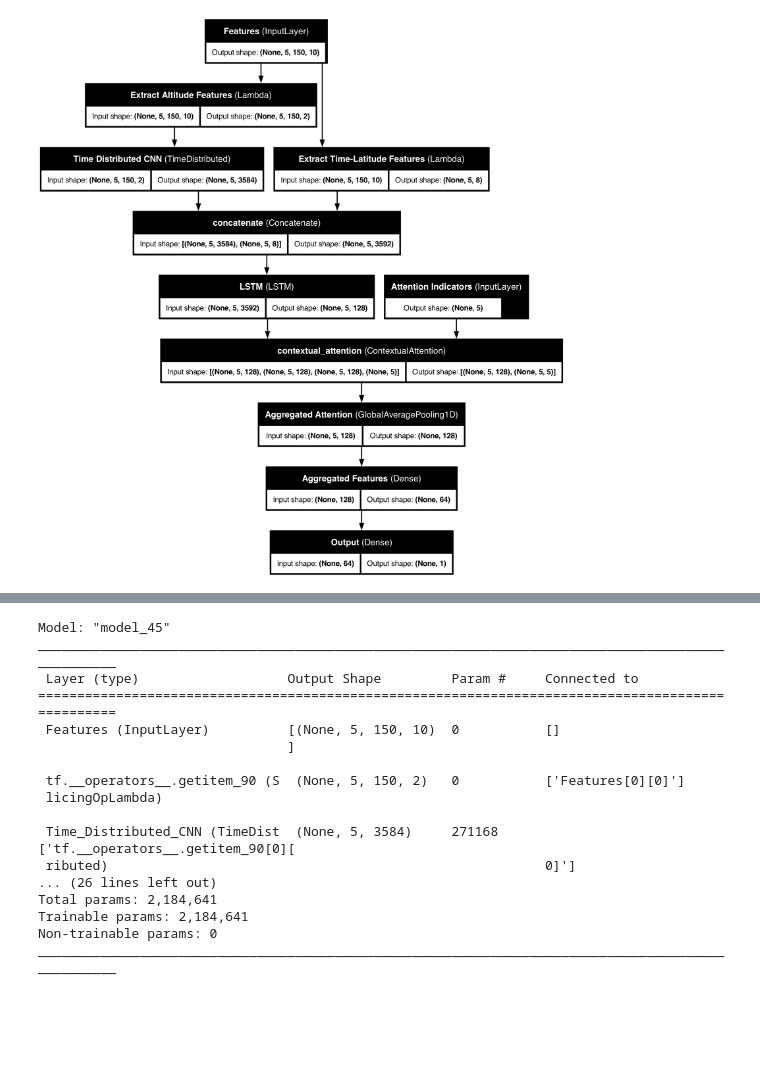
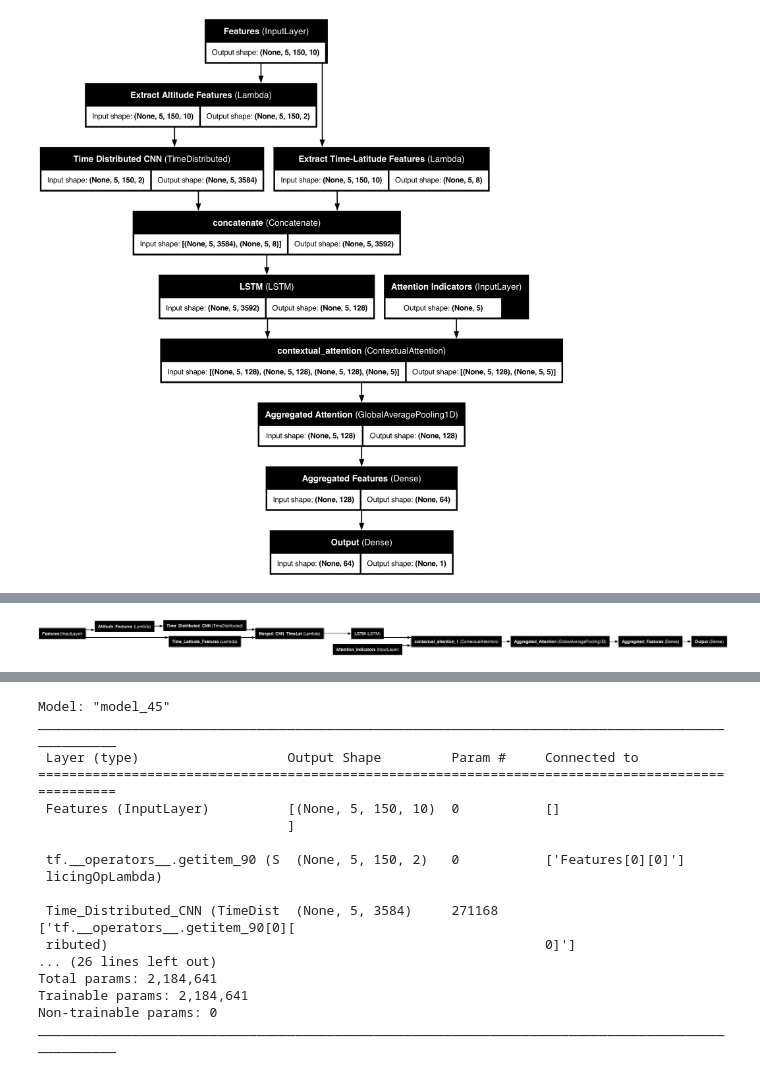
Before and after one commit to james-harvey-git/MPhys_Project, a Jupyter notebook: machine_learning.ipynb, the cells around one changed output, grey strips where cells are left out. Cells and saved outputs as stored; diff of their text form; code cells hidden in the pictures; blank space fills up the shorter version.

```diff
--- a/machine_learning.ipynb
+++ b/machine_learning.ipynb
@@ -424,0 +463,39 @@ plot_model(model, to_file='cnn_lstm_model.png', show_shapes=True, show_layer_nam
+# %%
+from tensorflow.keras.models import Model
+from tensorflow.keras.utils import plot_model
+from tensorflow.keras.layers import Lambda, LSTM
+
+def create_visualization_model(original_model):
+    # Extract model inputs
+    inputs = original_model.input  # Features input
+    indicators = original_model.get_layer("Attention_Indicators").output  # Attention Indicators
+
+    # Extract CNN output and time-latitude features
+    cnn_output = original_model.get_layer("Time_Distributed_CNN").output
+    time_latitude_features = original_model.get_layer("Time_Latitude_Features").output
+
+    # **Fake merge layer for visualization**
+    def fake_merge(x):
+        return x[0]  # Pass through CNN output while pretending merge happened
+
+    merged_features = Lambda(fake_merge, name="Merged_CNN_TimeLat")( [cnn_output, time_latitude_features] )
+
+    # **Single LSTM layer processing the merged features**
+    lstm_layer = original_model.get_layer("LSTM")(merged_features)
+
+    # Continue normal model flow
+    attention_output, _ = original_model.get_layer("contextual_attention_1")(lstm_layer, lstm_layer, lstm_layer, indicators)
+    aggregated_attention = original_model.get_layer("Aggregated_Attention")(attention_output)
+    dense = original_model.get_layer("Aggregated_Features")(aggregated_attention)
+    outputs = original_model.get_layer("Output")(dense)
+
+    # Build visualization model (No explicit Concatenate layer shown)
+    vis_model = Model(inputs=[inputs, indicators], outputs=outputs, name="Visualization_Model")
+
+    return vis_model
+
+# Create and visualize the model without showing Concatenate
+vis_model = create_visualization_model(model)
+plot_model(vis_model, to_file="condensed_model.png", show_shapes=False, show_layer_names=True, rankdir='LR', dpi=150)
+# %% [output]
+[figure, added]
```
Also changed, not shown: parts of 5 cells of this notebook, 2 other files.
